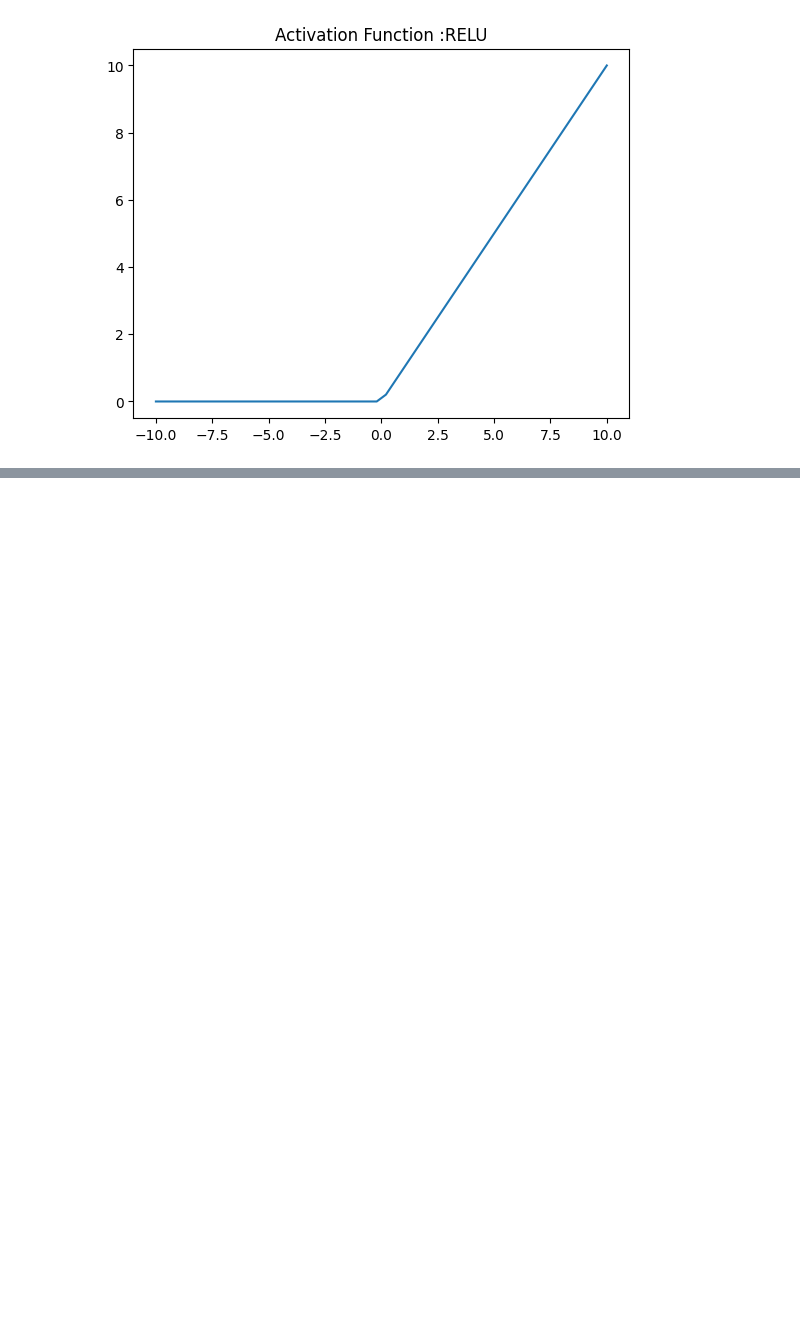
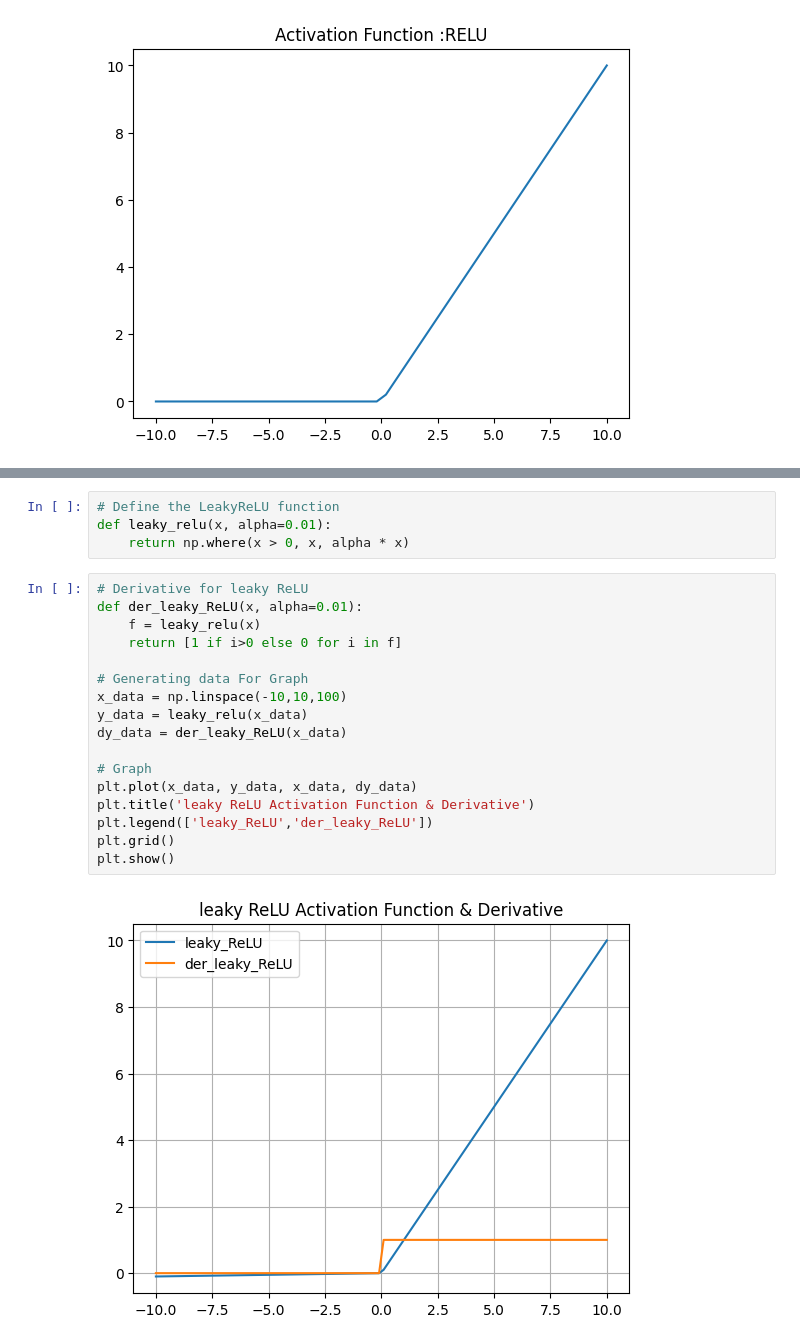
Before and after one commit to parth1993/DeepLearning-101, a Jupyter notebook: activation_functions.ipynb, the cells around one changed output, grey strips where cells are left out. Saved outputs shown, nothing was run; the diff lists cells and outputs as text; blank space fills up the shorter version.

Commit message:
leaky relu

```diff
--- a/activation_functions.ipynb
+++ b/activation_functions.ipynb
@@ -160,0 +165,23 @@ plt.show()
+# %%
+# Define the LeakyReLU function
+def leaky_relu(x, alpha=0.01):
+    return np.where(x > 0, x, alpha * x)
+# %%
+# Derivative for leaky ReLU
+def der_leaky_ReLU(x, alpha=0.01):
+    f = leaky_relu(x)
+    return [1 if i>0 else 0 for i in f]
+
+# Generating data For Graph
+x_data = np.linspace(-10,10,100)
+y_data = leaky_relu(x_data)
+dy_data = der_leaky_ReLU(x_data)
+
+# Graph
+plt.plot(x_data, y_data, x_data, dy_data)
+plt.title('leaky ReLU Activation Function & Derivative')
+plt.legend(['leaky_ReLU','der_leaky_ReLU'])
+plt.grid()
+plt.show()
+# %% [output]
+[figure, added]
```
Also changed, not shown: parts of 1 cell of this notebook.
